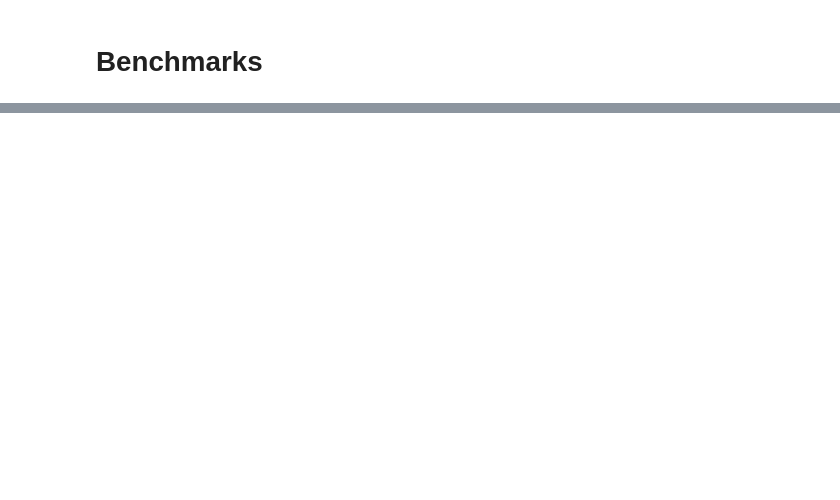
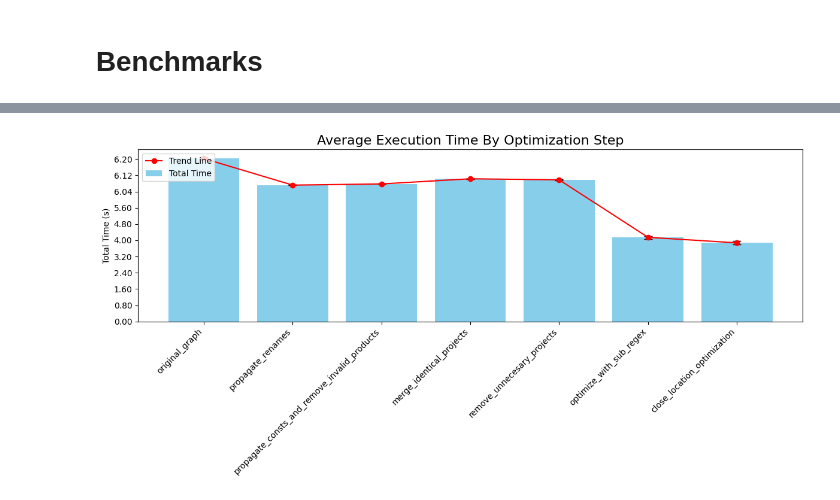
Before and after one commit to DeanLight/graph_rewrite, a Jupyter notebook: tutorials/00_engine.ipynb, the cells around one changed output, grey strips where cells are left out. Saved outputs shown, nothing was run; the diff lists cells and outputs as text; code cells hidden in the pictures; blank space fills up the shorter version.

Commit message:
Added visualization

```diff
--- a/tutorials/00_engine.ipynb
+++ b/tutorials/00_engine.ipynb
@@ -983,7 +1013,7 @@ minimizing_func = 'regex'
 minimizing_func_to_func = {minimizing_func: regex,
                         'rgx_is_match': rgx_is_match}
 
-minimizing_func_to_regex = {'regex': '(?i)(\b({greeting_rgx})\b.*?([.!?\n]|$))',
+minimizing_func_to_regex = {'regex': f'(?i)(\\b({greeting_rgx}).*?([.!?\n]|$))',
                             'rgx_is_match': true_caller_rgx}
 
 def close_location_optimization(graph):
@@ -1053,7 +1083,7 @@ leaf = find_leaf(full_query_graph)
 large_sms_rel = pd.read_csv('large_sms_rel.csv')
 full_query_graph.nodes[leaf]['db'] = DB({'sms_rel': large_sms_rel})
 # %%
-optimization_list = [propagate_renames, propagate_consts_and_remove_invalid_products, merge_identical_projects, remove_unnecesary_projects, avoid_projecting_soon_to_be_removed_fields,
+optimization_list = [propagate_renames, propagate_consts_and_remove_invalid_products, merge_identical_projects, remove_unnecesary_projects,
                      optimize_with_sub_regex, close_location_optimization]
 # %%
 optimized_graph = profile_optimizations(full_query_graph, [], optimization_list)
@@ -1141,0 +1113,11 @@ plt.tight_layout()
+# %%
+optimization_list = [propagate_renames, propagate_consts_and_remove_invalid_products, merge_identical_projects, remove_unnecesary_projects,
+                        optimize_with_sub_regex, close_location_optimization]
+# %%
+#concat all the dataframes
+combined_df = pd.concat(df).reset_index()
+combined_df.rename(columns={'index': 'operation'}, inplace=True)
+
+data = combined_df[combined_df['operation'] == 'total_time'].groupby('optimization')['total_time'].describe()
+data = data.reindex(['original_graph']+[opt.__name__ for opt in optimization_list])
+data
@@ -1141,0 +1134,4 @@ plt.tight_layout()
+# %%
+plot(data)
+# %% [output]
+[figure, added]
```
Also changed, not shown: parts of 18 cells of this notebook, 1 other file.
